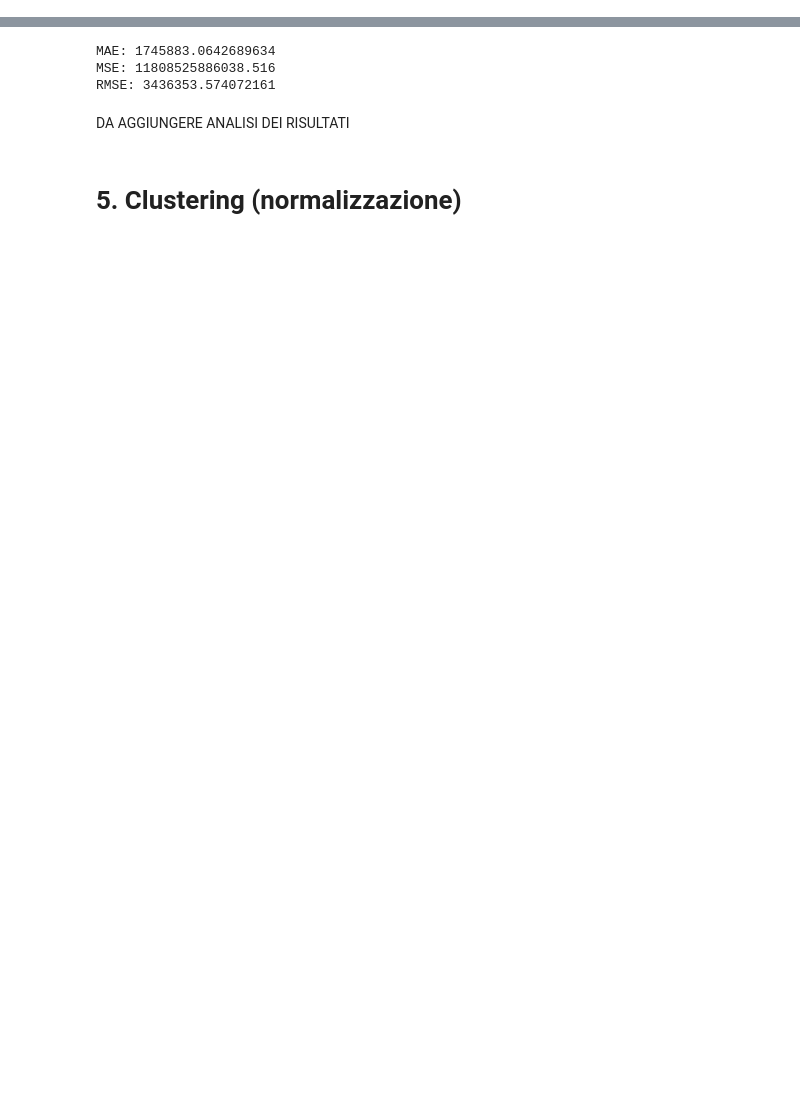
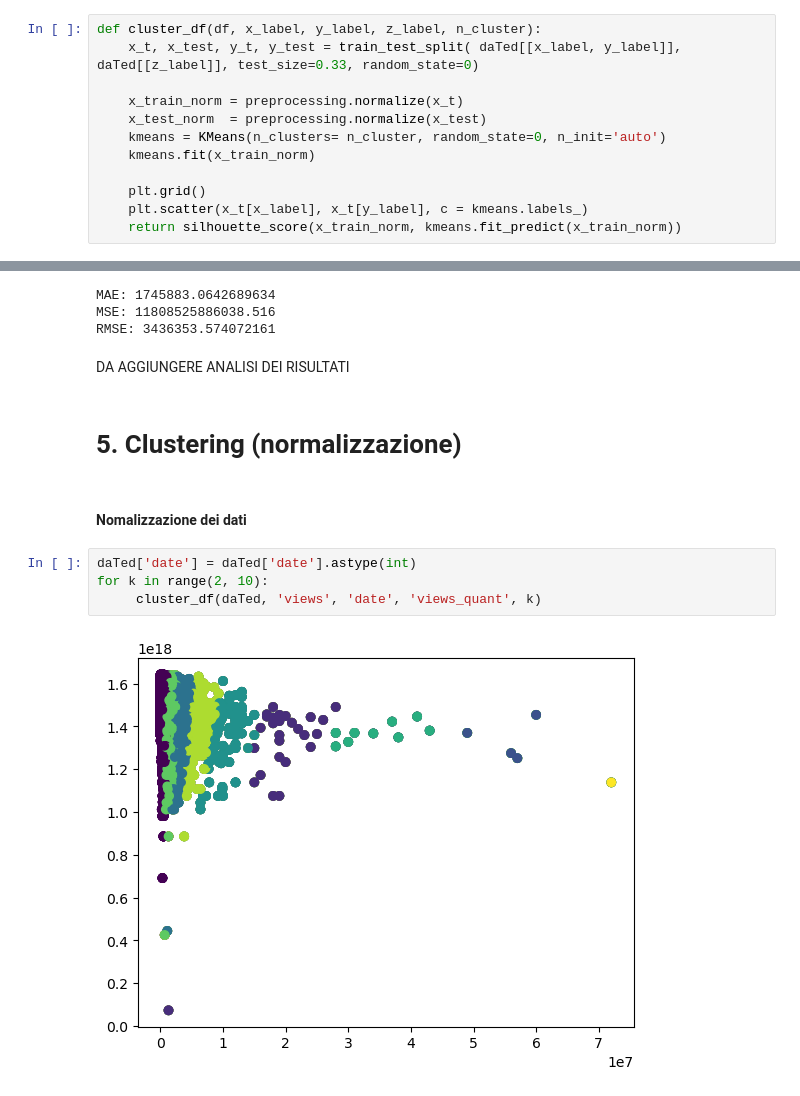
Before and after one commit to InKeaton/DataTed, a Jupyter notebook: data_ted_neo.ipynb, the cells around one changed output, grey strips where cells are left out. Cells and saved outputs as stored; diff of their text form; blank space fills up the shorter version.

```diff
--- a/data_ted_neo.ipynb
+++ b/data_ted_neo.ipynb
@@ -73,3 +75,15 @@ def print_chi_squared(obs, exp, name):
     print("\nt-test on ", name, ":")
     print('Chi-quadrato: ', chi_squared)
     print('P-value: ', p_value)
+# %%
+def cluster_df(df, x_label, y_label, z_label, n_cluster):
+    x_t, x_test, y_t, y_test = train_test_split( daTed[[x_label, y_label]], daTed[[z_label]], test_size=0.33, random_state=0)
+
+    x_train_norm = preprocessing.normalize(x_t)
+    x_test_norm  = preprocessing.normalize(x_test)
+    kmeans = KMeans(n_clusters= n_cluster, random_state=0, n_init='auto')
+    kmeans.fit(x_train_norm)
+
+    plt.grid()
+    plt.scatter(x_t[x_label], x_t[y_label], c = kmeans.labels_)
+    return silhouette_score(x_train_norm, kmeans.fit_predict(x_train_norm))
@@ -498,3 +527,11 @@ RMSE: 3436353.574072161
 DA AGGIUNGERE ANALISI DEI RISULTATI
 # %% [markdown]
 # 5. Clustering (normalizzazione)
+# %% [markdown]
+#### Nomalizzazione dei dati
+# %%
+daTed['date'] = daTed['date'].astype(int)
+for k in range(2, 10):
+     cluster_df(daTed, 'views', 'date', 'views_quant', k)
+# %% [output]
+[figure, added]
```
Also changed, not shown: parts of 22 cells of this notebook.
